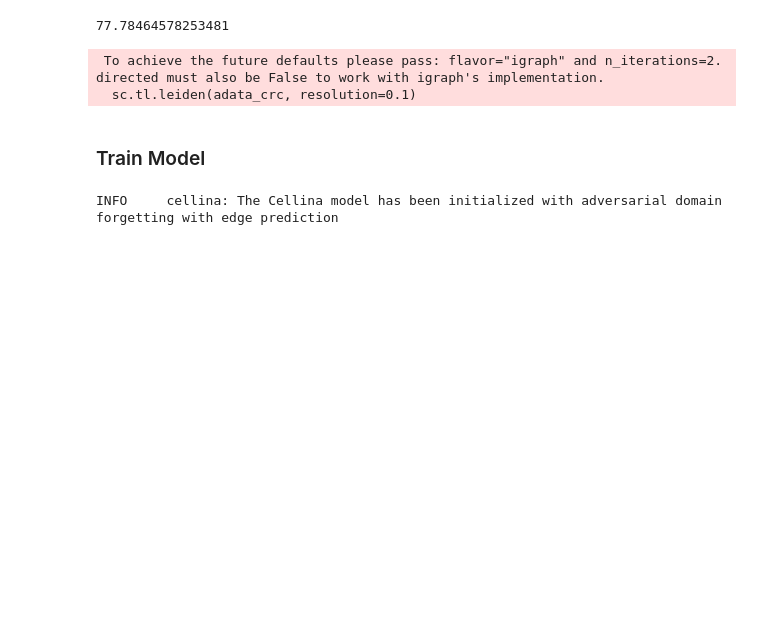
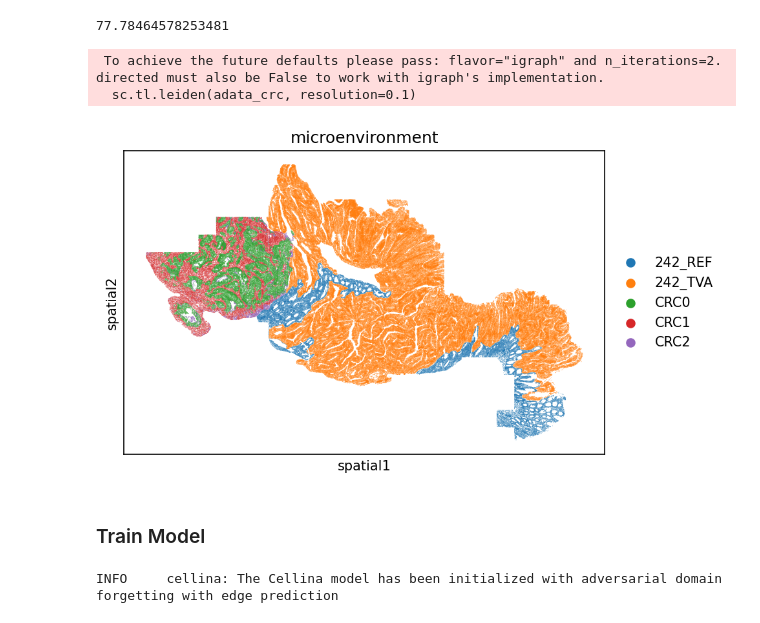
Before and after one commit to PMBio/cellina, a Jupyter notebook: test.ipynb, the cells around one changed output. Saved outputs shown, nothing was run; the diff lists cells and outputs as text; code cells hidden in the pictures; blank space fills up the shorter version.

Commit message:
plot microenvs

```diff
--- a/test.ipynb
+++ b/test.ipynb
@@ -227,6 +227,10 @@ mask = adata.obs['microenvironment'].isna()
 adata.obs['microenvironment'] = pd.Categorical(
     np.where(mask, adata.obs[domains_key].astype(str), adata.obs['microenvironment'].astype(str))
 )
+# %%
+sc.pl.spatial(adata, color='microenvironment', spot_size=100)
+# %% [output]
+[figure, added]
 # %% [markdown]
 ### Train Model
 # %%
```
